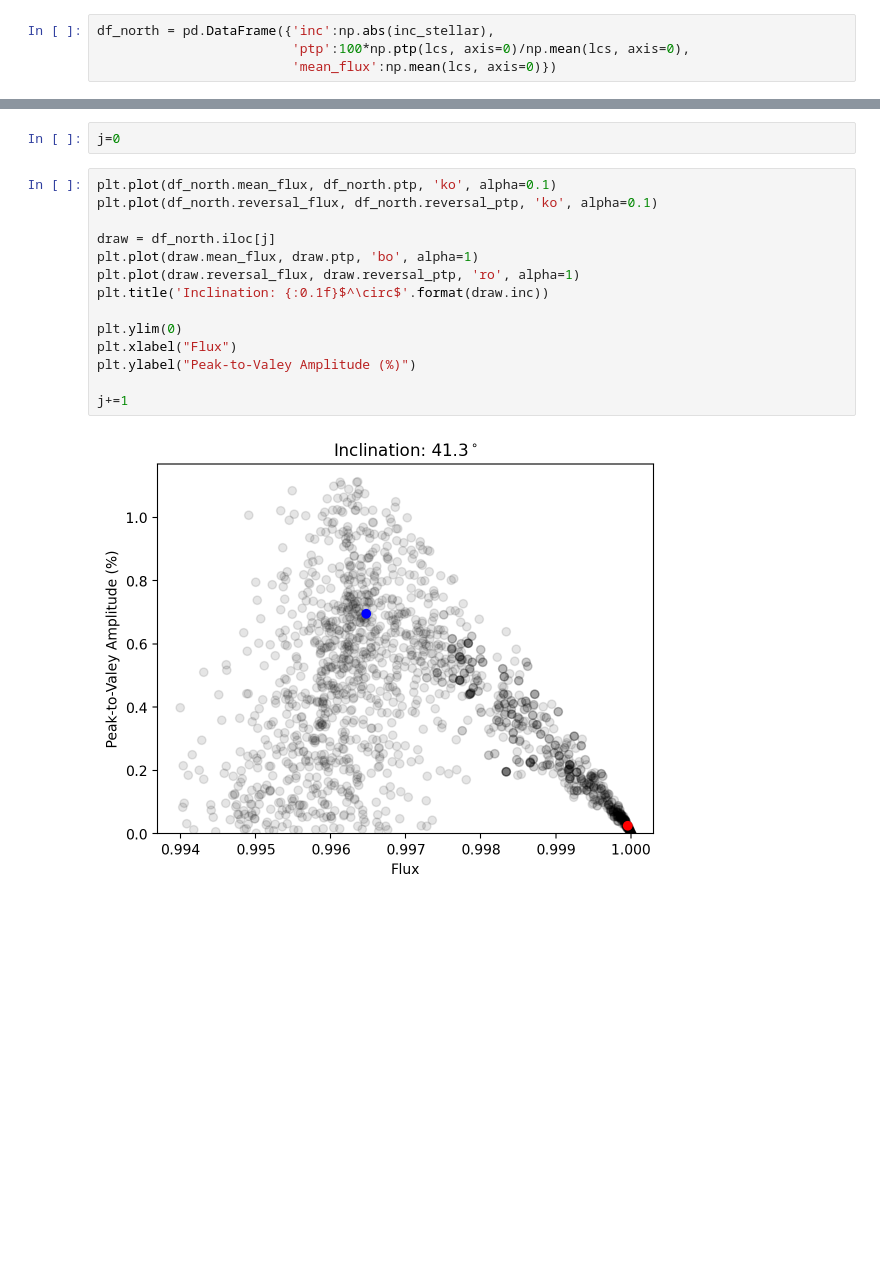
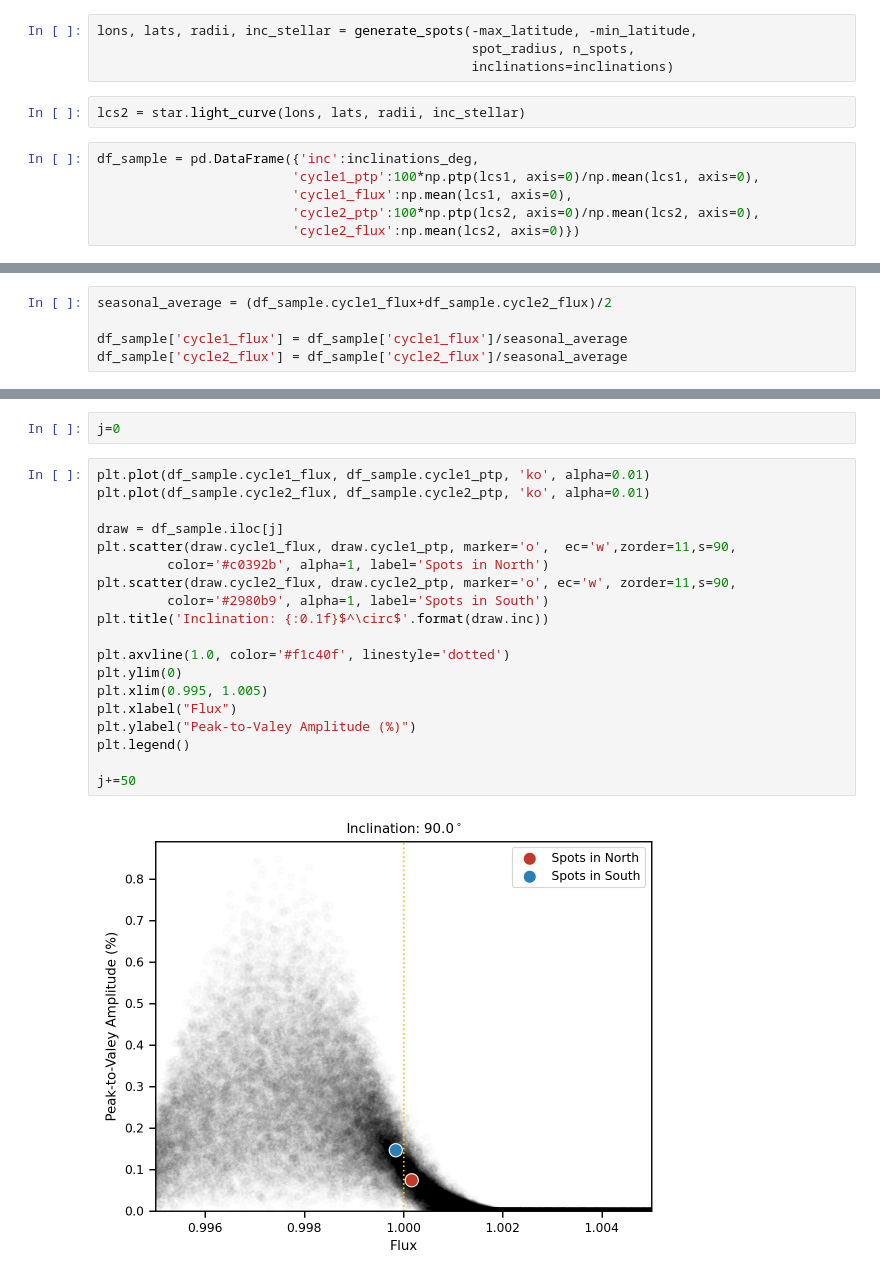
Before and after one commit to benmontet/wilson, a Jupyter notebook: notebooks/03_theory/01_theoretical_spot_modulation_fleck.ipynb, the cells around one changed output, grey strips where cells are left out. Cells and saved outputs as stored; diff of their text form; blank space fills up the shorter version.

```diff
--- a/notebooks/03_theory/01_theoretical_spot_modulation_fleck.ipynb
+++ b/notebooks/03_theory/01_theoretical_spot_modulation_fleck.ipynb
@@ -38,4 +64,12 @@ lcs = star.light_curve(lons, lats, radii, inc_stellar)
+# %%
+lons, lats, radii, inc_stellar = generate_spots(-max_latitude, -min_latitude,
+                                                spot_radius, n_spots,
+                                                inclinations=inclinations)
+# %%
+lcs2 = star.light_curve(lons, lats, radii, inc_stellar)
 # %%
-df_north = pd.DataFrame({'inc':np.abs(inc_stellar),
-                         'ptp':100*np.ptp(lcs, axis=0)/np.mean(lcs, axis=0),
-                         'mean_flux':np.mean(lcs, axis=0)})
+df_sample = pd.DataFrame({'inc':inclinations_deg,
+                         'cycle1_ptp':100*np.ptp(lcs1, axis=0)/np.mean(lcs1, axis=0),
+                         'cycle1_flux':np.mean(lcs1, axis=0),
+                         'cycle2_ptp':100*np.ptp(lcs2, axis=0)/np.mean(lcs2, axis=0),
+                         'cycle2_flux':np.mean(lcs2, axis=0)})
@@ -42 +78,6 @@ df_north = pd.DataFrame({'inc':np.abs(inc_stellar),
+# %%
+seasonal_average = (df_sample.cycle1_flux+df_sample.cycle2_flux)/2
+
+df_sample['cycle1_flux'] = df_sample['cycle1_flux']/seasonal_average
+df_sample['cycle2_flux'] = df_sample['cycle2_flux']/seasonal_average
 # %%
@@ -118,18 +98,23 @@ for i in range(n_inclinations):
 # %%
 j=0
 # %%
-plt.plot(df_north.mean_flux, df_north.ptp, 'ko', alpha=0.1)
-plt.plot(df_north.reversal_flux, df_north.reversal_ptp, 'ko', alpha=0.1)
+plt.plot(df_sample.cycle1_flux, df_sample.cycle1_ptp, 'ko', alpha=0.01)
+plt.plot(df_sample.cycle2_flux, df_sample.cycle2_ptp, 'ko', alpha=0.01)
 
-draw = df_north.iloc[j]
-plt.plot(draw.mean_flux, draw.ptp, 'bo', alpha=1)
-plt.plot(draw.reversal_flux, draw.reversal_ptp, 'ro', alpha=1)
+draw = df_sample.iloc[j]
+plt.scatter(draw.cycle1_flux, draw.cycle1_ptp, marker='o',  ec='w',zorder=11,s=90,
+         color='#c0392b', alpha=1, label='Spots in North')
+plt.scatter(draw.cycle2_flux, draw.cycle2_ptp, marker='o', ec='w', zorder=11,s=90,
+         color='#2980b9', alpha=1, label='Spots in South')
 plt.title('Inclination: {:0.1f}$^\circ$'.format(draw.inc))
 
+plt.axvline(1.0, color='#f1c40f', linestyle='dotted')
 plt.ylim(0)
+plt.xlim(0.995, 1.005)
 plt.xlabel("Flux")
 plt.ylabel("Peak-to-Valey Amplitude (%)")
+plt.legend()
 
-j+=1
+j+=50
 # %% [output]
-[figure, old version]
+[figure, new version]
```
Also changed, not shown: parts of 63 cells of this notebook.
